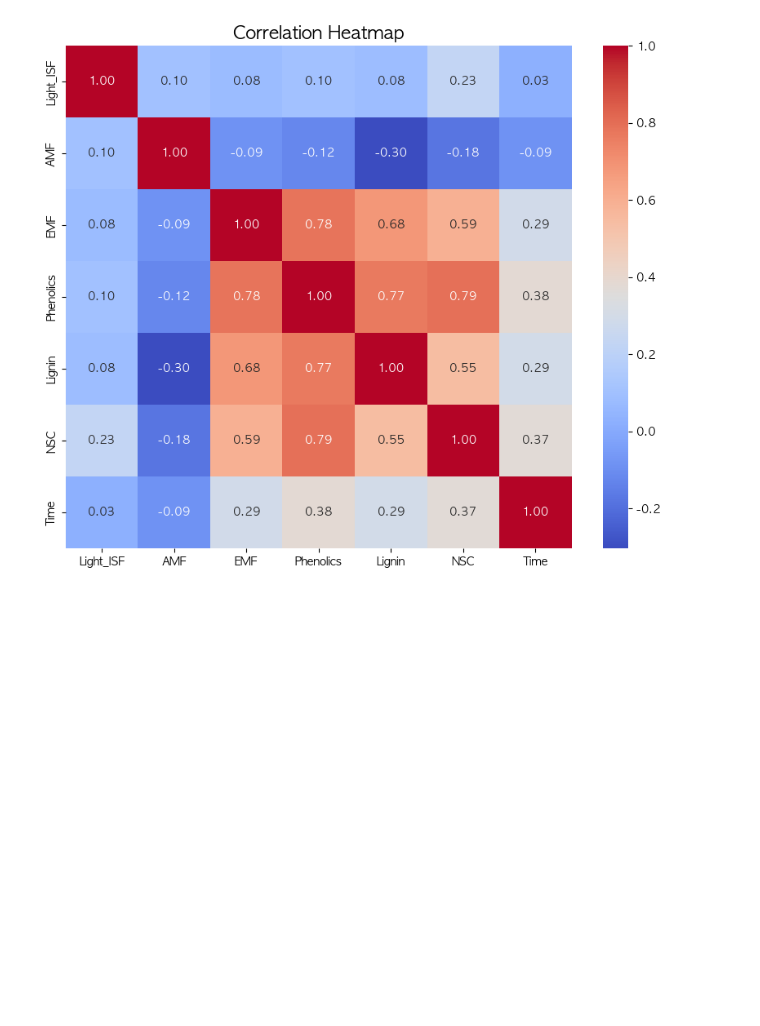
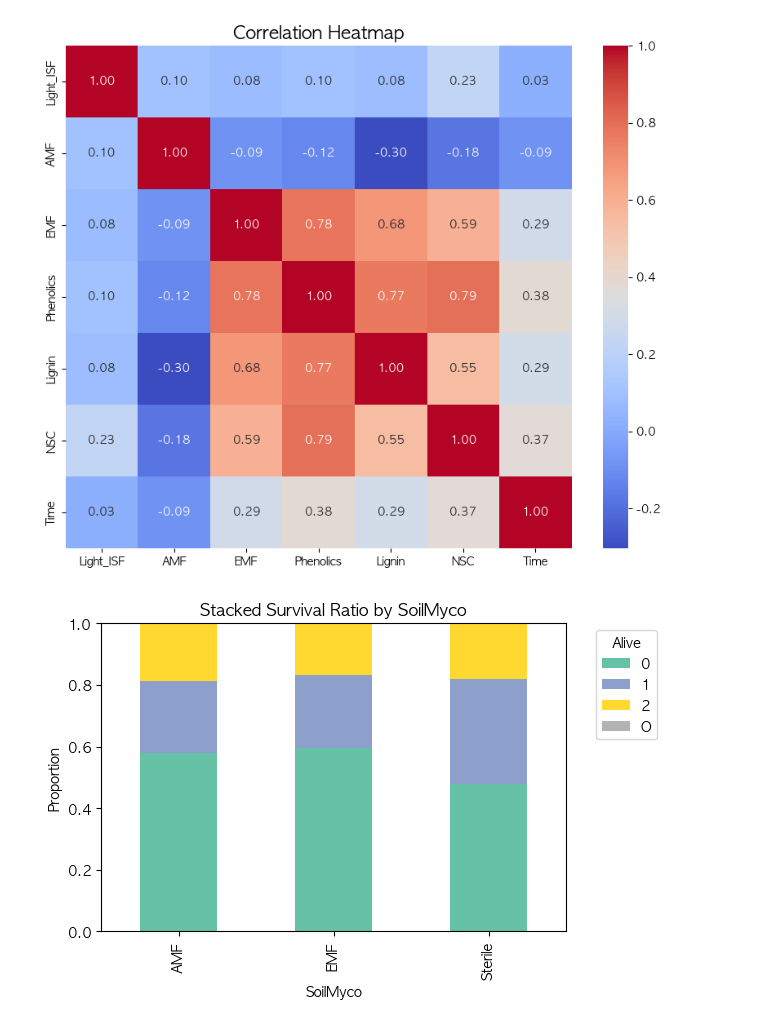
Before and after one commit to SKNetworks-AI19-250818/SKN19-mini-3Team, a Jupyter notebook: run.ipynb, the cells around one changed output. Drawn from its saved outputs; the diff is of its cells as text; code cells hidden in the pictures; blank space fills up the shorter version.

```diff
--- a/run.ipynb
+++ b/run.ipynb
@@ -339,15 +339,6 @@ class DataVisualize () :
         return pd.Series(scores, index=series.index, name='IF_score')
 
     def show_heatmap_for_continuous_value(self, df):
-        """
-        DataFrame 컬럼 간 상관계수를 계산하고 히트맵으로 시각화하는 함수
-
-        Parameters:
-            df (pd.DataFrame): 입력 데이터프레임 (숫자형 컬럼 권장)
-            figsize (tuple): 그래프 크기
-            annot (bool): 상관계수 값 표시 여부
-            cmap (str): 색상맵
-        """
         # 숫자형 컬럼만 선택
         numeric_df = df.select_dtypes(include=["int64", "float64"])
 
@@ -358,6 +349,21 @@ class DataVisualize () :
         sns.heatmap(corr, annot=True, fmt=".2f", cmap="coolwarm", cbar=True)
         plt.title("Correlation Heatmap", fontsize=16)
         plt.show()
+
+
+    def plot_survival_ratio(self, df, col):
+        # Alive 상태별 비율 계산
+        ratio_df = df.groupby(col)['Alive'].value_counts(normalize=True).unstack(fill_value=0)
+
+        # 누적 막대 그래프 그리기
+        ratio_df.plot(kind='bar', stacked=True, figsize=(6,4), colormap='Set2')
+
+        plt.title(f"Stacked Survival Ratio by {col}")
+        plt.xlabel(col)
+        plt.ylabel("Proportion")
+        plt.ylim(0,1)
+        plt.legend(title="Alive", bbox_to_anchor=(1.05,1), loc='upper left')
+        plt.show()
 # %%
 ### 데이터 로드
 
@@ -508,5 +514,9 @@ dv.show_heatmap_for_continuous_value(decode)
 # %% [output]
 <class 'pandas.core.frame.DataFrame'>
 [figure]
+# %%
+dv.plot_survival_ratio(decode, 'SoilMyco')
+# %% [output]
+[figure, added]
 # %%
 # dc.save_to_csv(encode)
```
